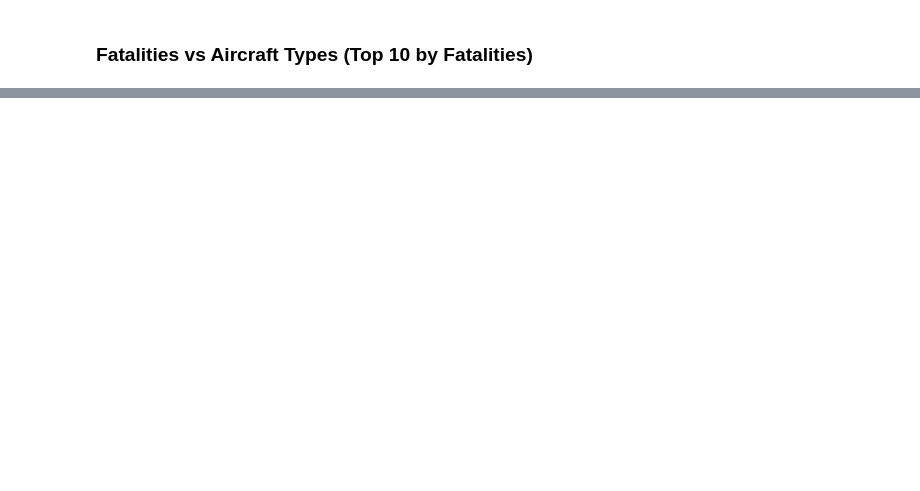
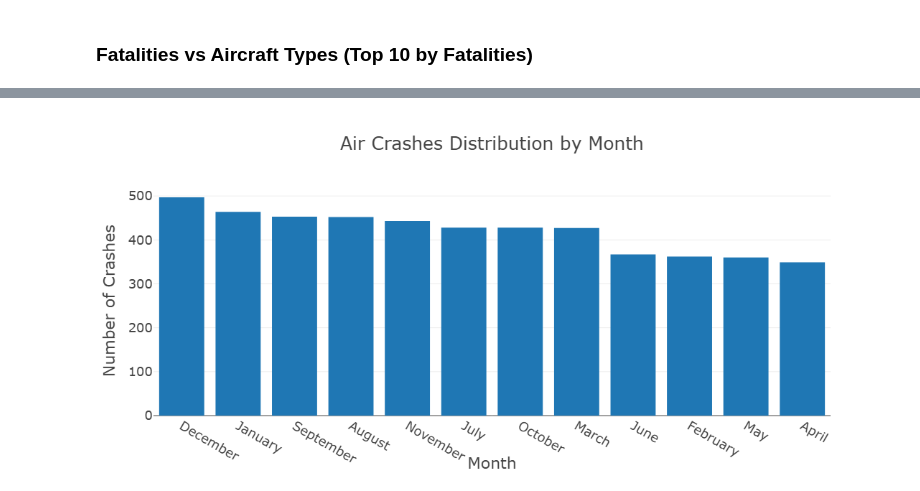
Before and after one commit to isumba/Aircrashes_report, a Jupyter notebook: Notebook/Data_Analysis (1).ipynb, the cells around one changed output, grey strips where cells are left out. Saved outputs shown, nothing was run; the diff lists cells and outputs as text; code cells hidden in the pictures; blank space fills up the shorter version.

```diff
--- a/Notebook/Data_Analysis (1).ipynb
+++ b/Notebook/Data_Analysis (1).ipynb
@@ -302,0 +695,41 @@ fig.write_html(os.path.join(result_dir,'Top 10 Aircraft Types by Total Fatalitie
+# %%
+import calendar
+import plotly.express as px
+import os
+
+# Count crashes per month number
+crashes_by_month = df['Month_num'].value_counts().reset_index()
+crashes_by_month.columns = ['Month_num', 'Crash Count']
+
+# Add month name column
+crashes_by_month['Month'] = crashes_by_month['Month_num'].apply(
+    lambda x: calendar.month_name[int(x)] if x != 0 else 'Unknown'
+)
+
+# Sort by Crash Count descending
+crashes_by_month = crashes_by_month.sort_values('Crash Count', ascending=False)
+
+# Create bar chart with months ordered by descending crash count
+fig = px.bar(
+    crashes_by_month,
+    x='Month',
+    y='Crash Count',
+    title='Air Crashes Distribution by Month ',
+    template='presentation',
+    height=500,
+    category_orders={'Month': crashes_by_month['Month'].tolist()}  # order by crash count descending
+)
+
+fig.update_layout(
+    xaxis_title='Month',
+    yaxis_title='Number of Crashes'
+)
+
+fig.show()
+
+# Save files
+fig.write_image(os.path.join(result_dir, 'Air Crashes Distribution by Month Descending.jpg'))
+fig.write_image(os.path.join(result_dir, 'Air Crashes Distribution by Month Descending.png'))
+fig.write_html(os.path.join(result_dir, 'Air Crashes Distribution by Month Descending.html'))
+# %% [output]
+[figure, added]
```
Also changed, not shown: parts of 33 cells of this notebook, 1 other file.
